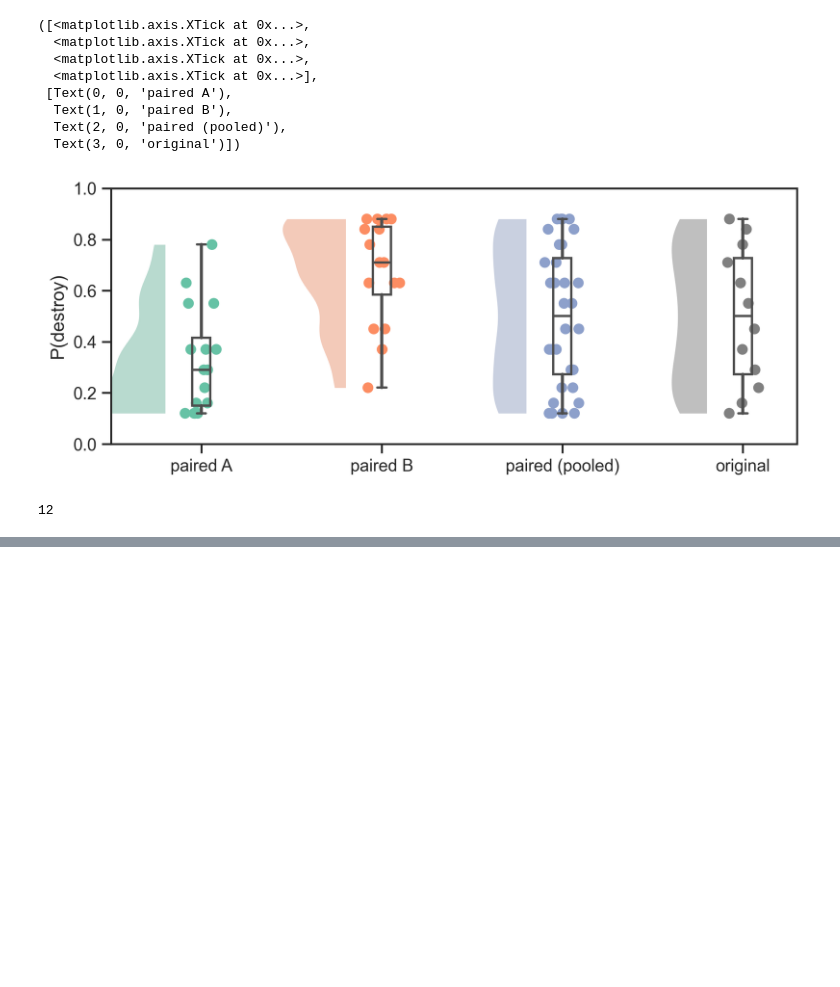
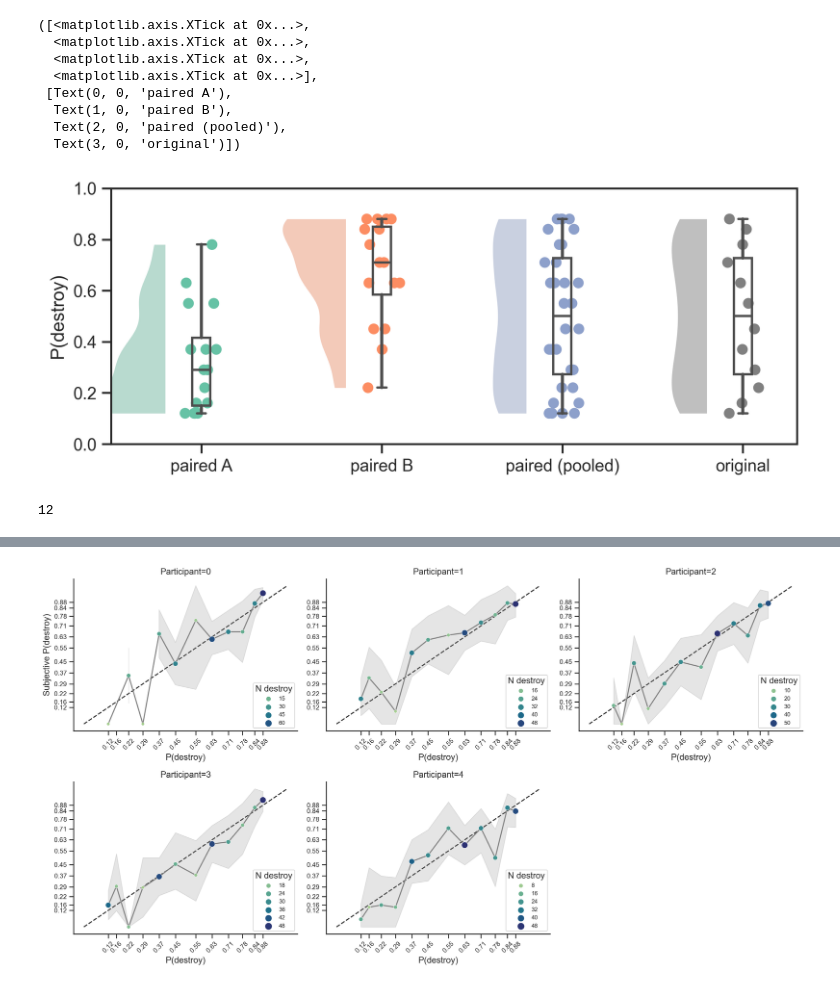
Before and after one commit to bsgarcia/SpaceRLUnity, a Jupyter notebook: Assets/Scripts/analysis/analysis.ipynb, the cells around one changed output, grey strips where cells are left out. Drawn from its saved outputs; the diff is of its cells as text; code cells hidden in the pictures; blank space fills up the shorter version.

```diff
--- a/Assets/Scripts/analysis/analysis.ipynb
+++ b/Assets/Scripts/analysis/analysis.ipynb
@@ -499,0 +467,84 @@ p= 0.88   mean= 0.6833333333333333
+# %%
+import seaborn as sns
+import pandas as pd
+import matplotlib.pyplot as plt
+import numpy as np
+
+df = pd.read_csv('spaceprl(4).csv')
+# df = df[df.prolificID == 'basiletest']
+# print shape[0] for each participant
+# print(df.groupby('prolificID').size())
+df = df.groupby('prolificID').filter(lambda x: x.shape[0] > 380)
+
+df['uncertainty'] = np.abs(df.p1 - df.p2).round(2)
+df['correct'] = (df.p1 > df.p2) & (df.choice == 1) | (df.p2 > df.p1) & (df.choice == 2)
+# fireTime is in ms, convert to seconds
+df['fireTime'] = df.fireTime / 1000
+df['trial'] = ((df.t.max()+1) * df.session) + df.t
+print('Number of participants:', df.prolificID.nunique())
+map_prolificID = {pid: i for i, pid in enumerate(df.prolificID.unique())}
+df['id'] = df.prolificID.map(map_prolificID)
+x = np.linspace(-1, 1, 12)
+pp = (1/(1+np.exp(-2*x))).round(2)
+
+dd = []
+for pid in df.id.unique():
+    N = {}
+    pobserved = {}
+    for p in pp:
+        ddf = df[(df.id == pid) & (df.session.isin([0, 1, 2, 3, 4]))]
+        pobserved[p] = ddf[((ddf.p1==p) & (ddf.choice==1)) | ((ddf.p2==p) & (ddf.choice==2))].destroyed.values
+        N[p] = ddf[((ddf.p1==p) & (ddf.choice==1)) | ((ddf.p2==p) & (ddf.choice==2))].shape[0]
+        for i in range(N[p]):
+            dd.append(
+                {
+                 'pobserved': pobserved[p][i],
+                 'N': N[p],
+                 'p': p,
+                 'id': pid,
+                }
+            )
+
+dd = pd.DataFrame(dd)
+sns.set(rc={'figure.figsize':(15,8), 'figure.dpi': 200, 'xtick.labelsize': 9, 'ytick.labelsize': 9})
+sns.set_style('ticks')
+
+count = 0
+
+for pid in dd.id.unique():
+
+    count += 1
+
+    ddd = dd[dd.id == pid]
+
+    plt.subplot(2, 3, count)
+
+    sns.lineplot(x='p', y='pobserved', color='grey', data=ddd, zorder=-1)
+    sns.scatterplot(x='p', y='pobserved', size='N', hue='N',
+                    data=ddd.filter(['p', 'pobserved', 'N'])
+                    .groupby('p').mean().reset_index(), palette='crest')
+
+    plt.ylabel('Subjective P(destroy)')
+    plt.xlabel('P(destroy)')
+
+    if count != 1:
+        plt.ylabel('')
+
+    plt.yticks(pp)
+    plt.xticks(pp)
+    plt.legend(title='N observed')
+    # change legend size
+    plt.legend(fontsize=8, title='N destroy', loc='lower right')
+
+    plt.tick_params(axis='x', rotation=45)
+
+    plt.title(f'Participant={pid}')
+
+    sns.despine()
+
+    #plot identity line
+    plt.plot([0, 1], [0, 1], color='black', linestyle='--', zorder=-10, alpha=0.8)
+
+plt.tight_layout()
+    # break
+# %% [output]
@@ -499,0 +552 @@ p= 0.88   mean= 0.6833333333333333
+[figure, added]
```
Also changed, not shown: parts of 21 cells of this notebook, 58 other files.
